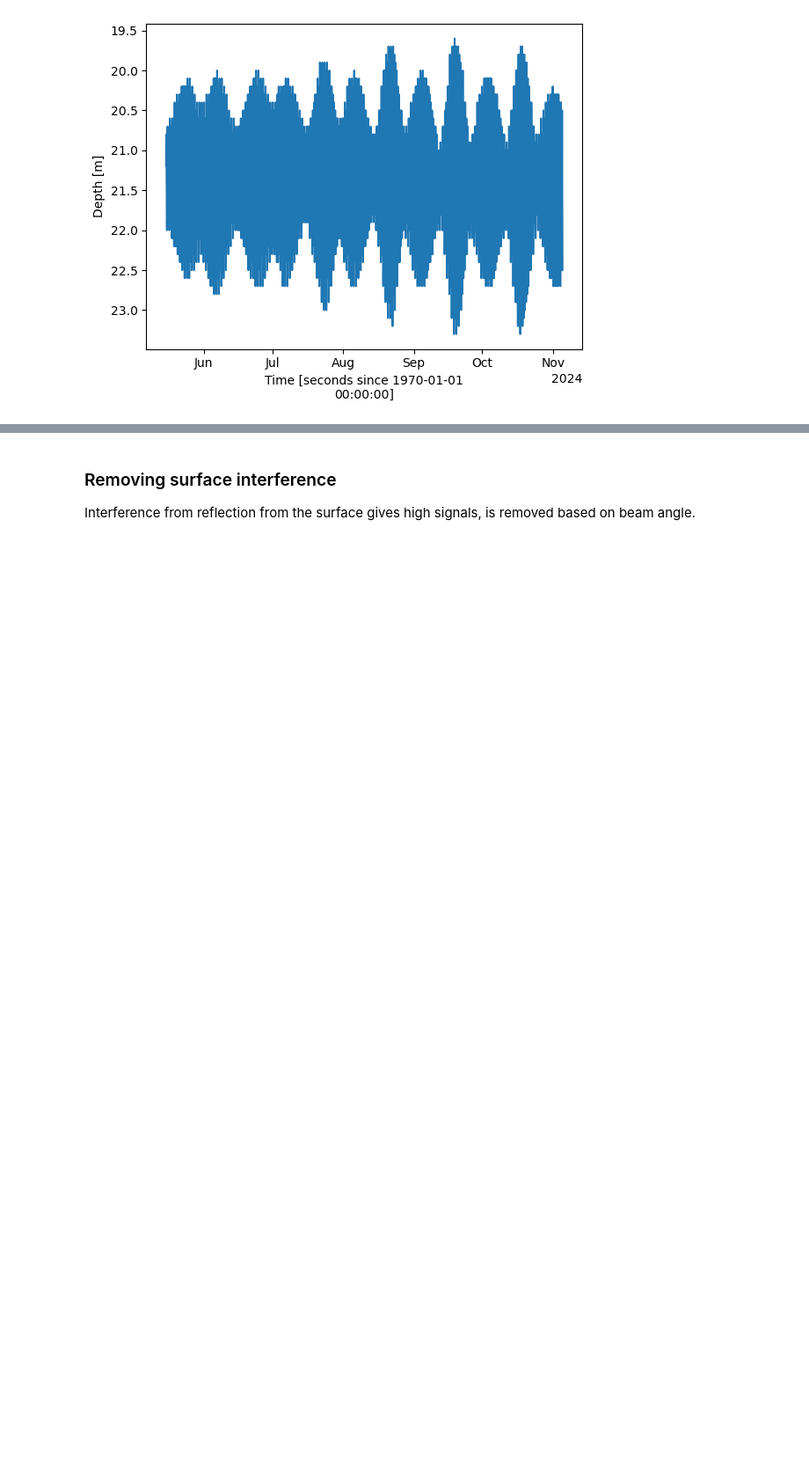
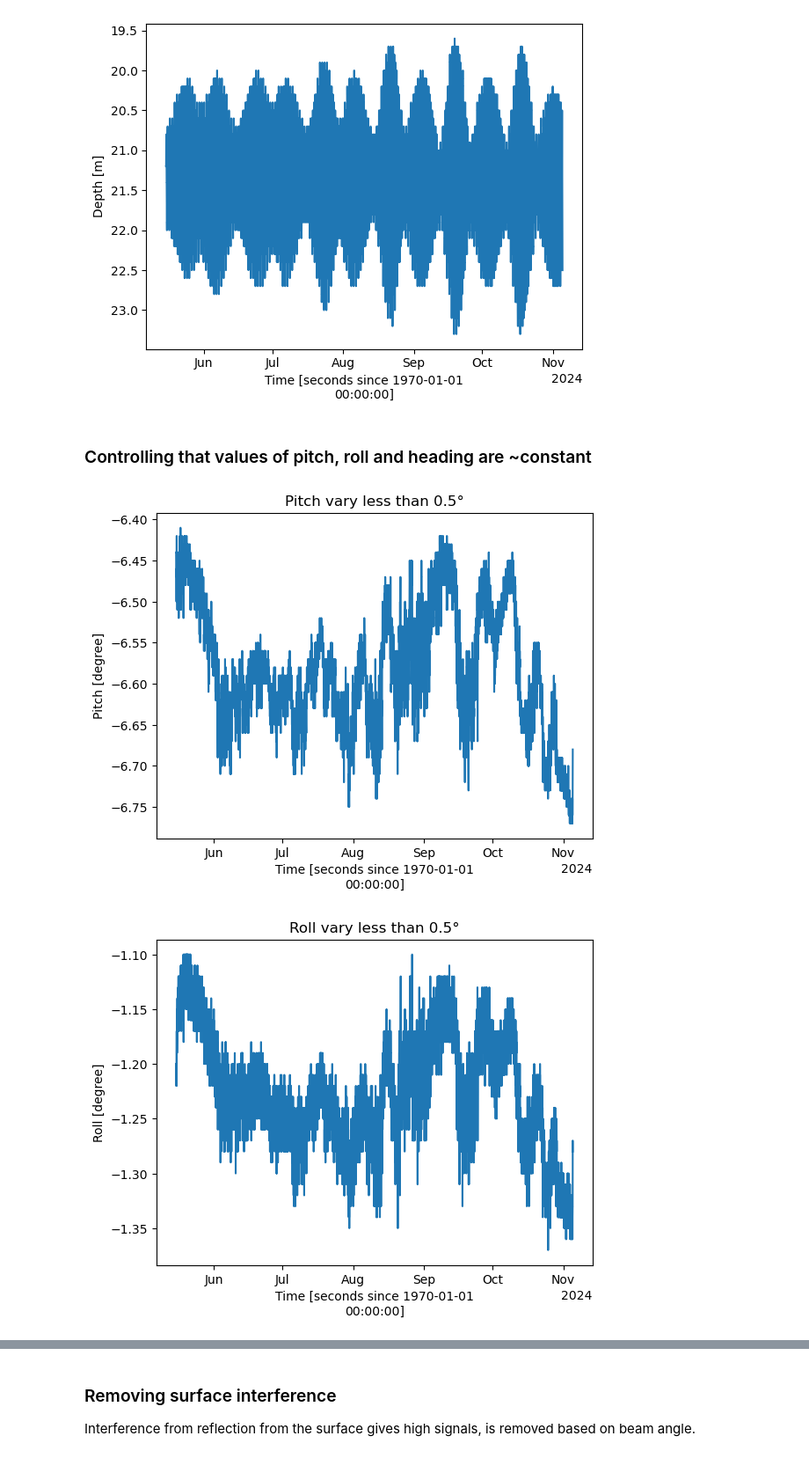
Before and after one commit to AnurovaPrykhodko/ADCP-internship, a Jupyter notebook: raw_data_processing.ipynb, the cells around one changed output, grey strips where cells are left out. Shown at 88% size. Cells and saved outputs as stored; diff of their text form; code cells hidden in the pictures; blank space fills up the shorter version.

Commit message:
added controll of pitch,roll,heading

```diff
--- a/raw_data_processing.ipynb
+++ b/raw_data_processing.ipynb
@@ -83,3 +83,18 @@ Cell size: 1.0
 Range values: [ 2.12  3.12  4.12  5.12  6.12  7.12  8.12  9.12 10.12 11.12 12.12 13.12
  14.12 15.12 16.12 17.12 18.12 19.12 20.12 21.12 22.12 23.12 24.12 25.12]
 [figure]
+# %% [markdown]
+### Controlling that values of pitch, roll and heading are ~constant
+# %%
+ds_1.pitch.plot()
+plt.title('Pitch vary less than 0.5°')
+plt.show()
+ds_1['roll'].plot()
+plt.title('Roll vary less than 0.5°')
+plt.show()
+ds_1.heading.plot()
+plt.title('Heading decreases 2.5°')
+plt.show()
+# %% [output]
+[figure, added]
+[figure, added]
```
Also changed, not shown: parts of 2 cells of this notebook.
